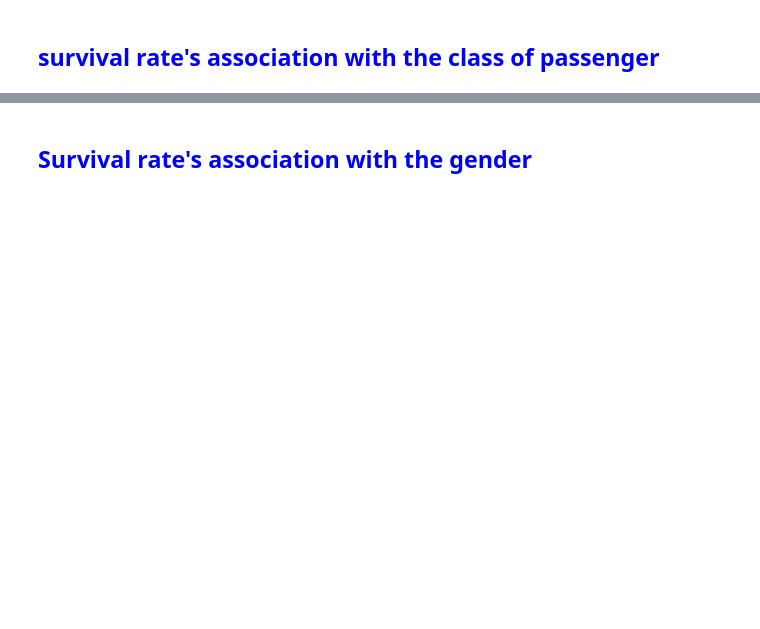
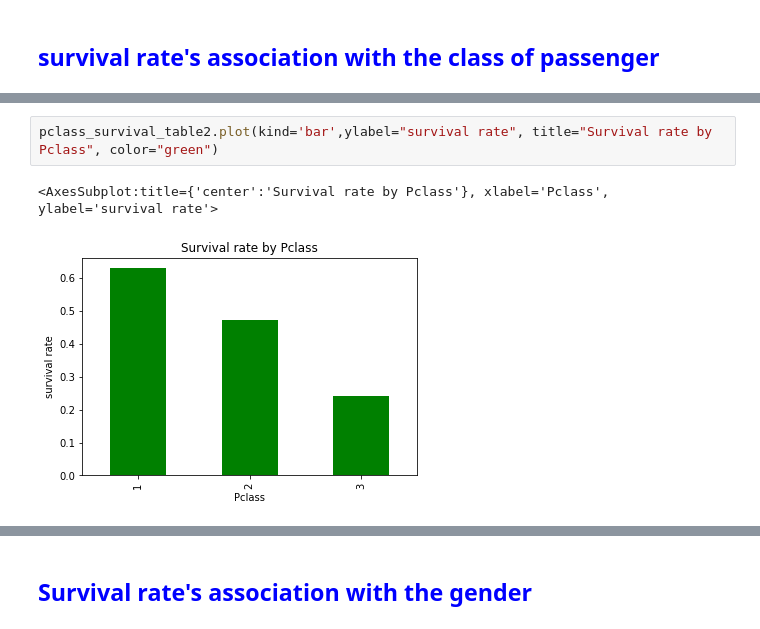
Before and after one commit to amoueslati/TitanicDSProject, a Jupyter notebook: src/Assignment_3_Part_2.ipynb, the cells around one changed output, grey strips where cells are left out. Cells and saved outputs as stored; diff of their text form; blank space fills up the shorter version.

```diff
--- a/src/Assignment_3_Part_2.ipynb
+++ b/src/Assignment_3_Part_2.ipynb
@@ -277,0 +168,5 @@ tc.corr()
+# %%
+pclass_survival_table2.plot(kind='bar',ylabel="survival rate", title="Survival rate by Pclass", color="green")
+# %% [output]
+<AxesSubplot:title={'center':'Survival rate by Pclass'}, xlabel='Pclass', ylabel='survival rate'>
+[figure, added]
```
Also changed, not shown: parts of 55 cells of this notebook.
